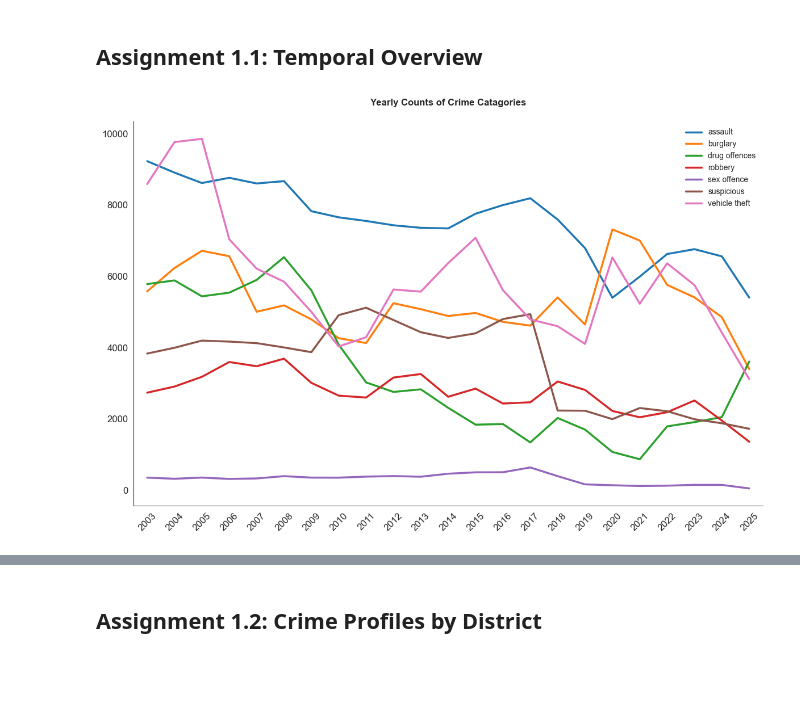
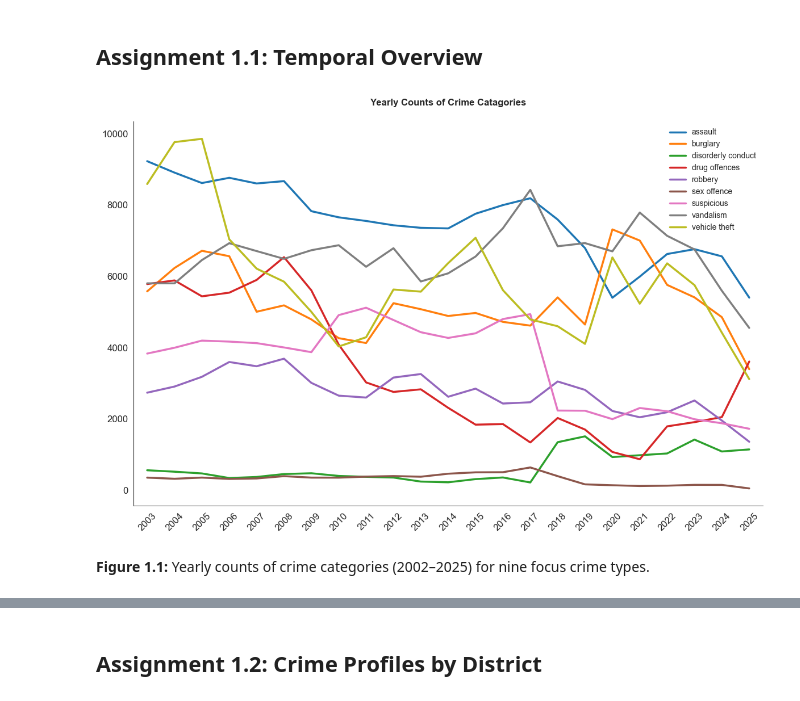
Before and after one commit to sterlie/socialdata_1, a Jupyter notebook: report_1.ipynb, the cells around one changed output, grey strips where cells are left out. Saved outputs shown, nothing was run; the diff lists cells and outputs as text; code cells hidden in the pictures; blank space fills up the shorter version.

```diff
--- a/report_1.ipynb
+++ b/report_1.ipynb
@@ -15,34 +15,34 @@ from scipy import stats
 #historical_data = pd.read_csv('data/historical.csv')
 focus_data = pd.read_csv('data/focus.csv')
 # %%
-focus = ['assault', 'vehicle theft', 'drug offences', 'burglary', 'robbery', 'suspicious', 'sex offence']
+focus = ['assault', 'burglary', 'drug offences', 'vehicle theft', 'disorderly conduct', 'suspicious', 'vandalism', 'robbery', 'sex offence']
 
-focus_data['Date'] = pd.to_datetime(focus_data['Date'], format='%Y-%m-%d')
-focus_data['year'] = focus_data['Date'].dt.year
-focus_data['month'] = focus_data['Date'].dt.month
+# 'larceny theft' is too large for the graph, so it is not included in the focus list.
 
 df_focus = focus_data[focus_data['Category'].isin(focus)]
 yearly_counts = df_focus[df_focus['year'] <= 2025].groupby(['year', 'Category']).size().unstack(fill_value=0)
 
 # Set seaborn style
 sns.set_style("white")
 sns.set_palette("tab10")
 plt.rcParams['font.family'] = 'sans-serif'
 plt.rcParams['font.size'] = 12
 
 plt.figure(figsize=(12, 8))
 for crime in yearly_counts.columns:
     plt.plot(yearly_counts.index, yearly_counts[crime], label=crime, linewidth=2.5, markersize=8)
 
 plt.title("Yearly Counts of Crime Catagories", fontsize=12, fontweight='bold', pad=20)
 
 plt.xlim(2002.5, 2025.5)
 plt.xticks(yearly_counts.index, rotation=45)
 plt.legend(frameon=False, loc='best', fontsize=10)
 sns.despine()
 plt.tight_layout()
 
 plt.show()
 # %% [output]
-[figure, old version]
+[figure, new version]
+# %% [markdown]
+**Figure 1.1:** Yearly counts of crime categories (2002–2025) for nine focus crime types.
 # %% [markdown]
```
Also changed, not shown: parts of 22 cells of this notebook, 1 other file.
